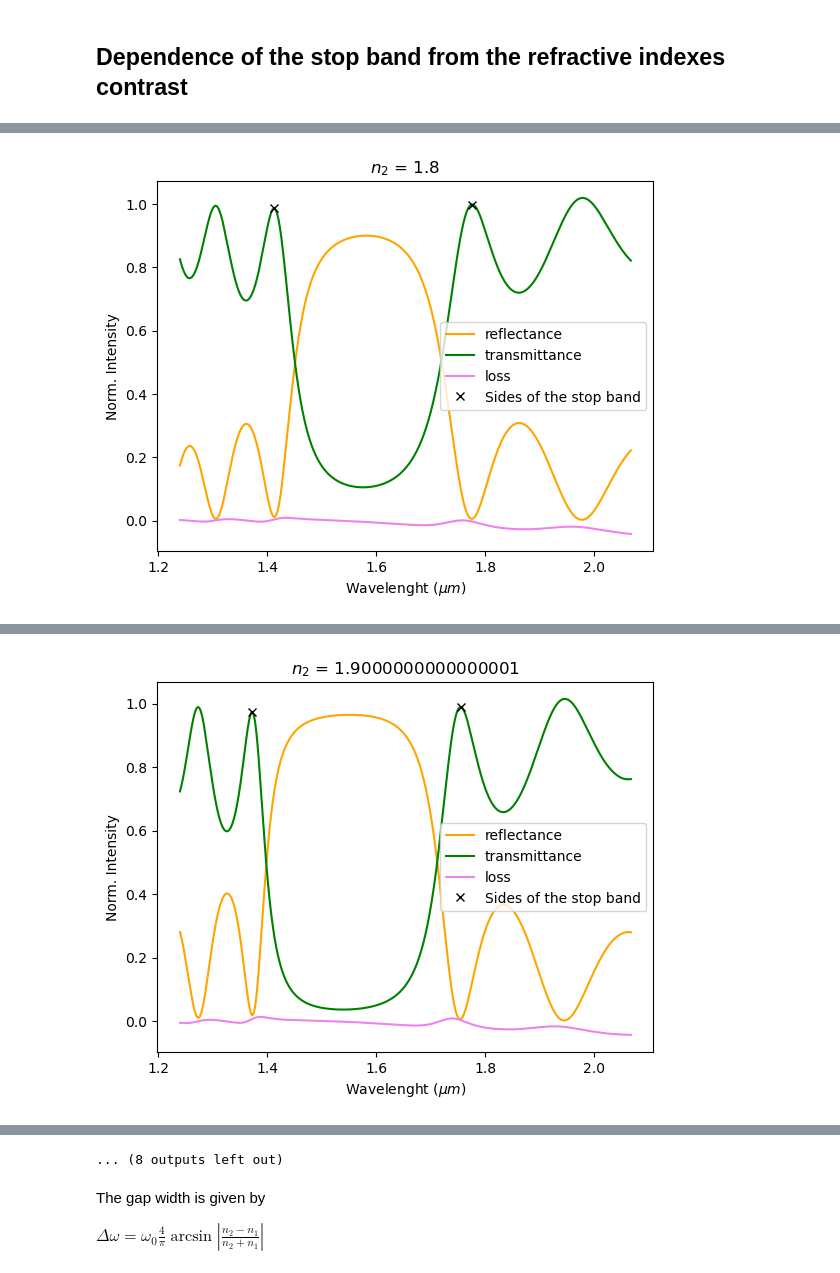
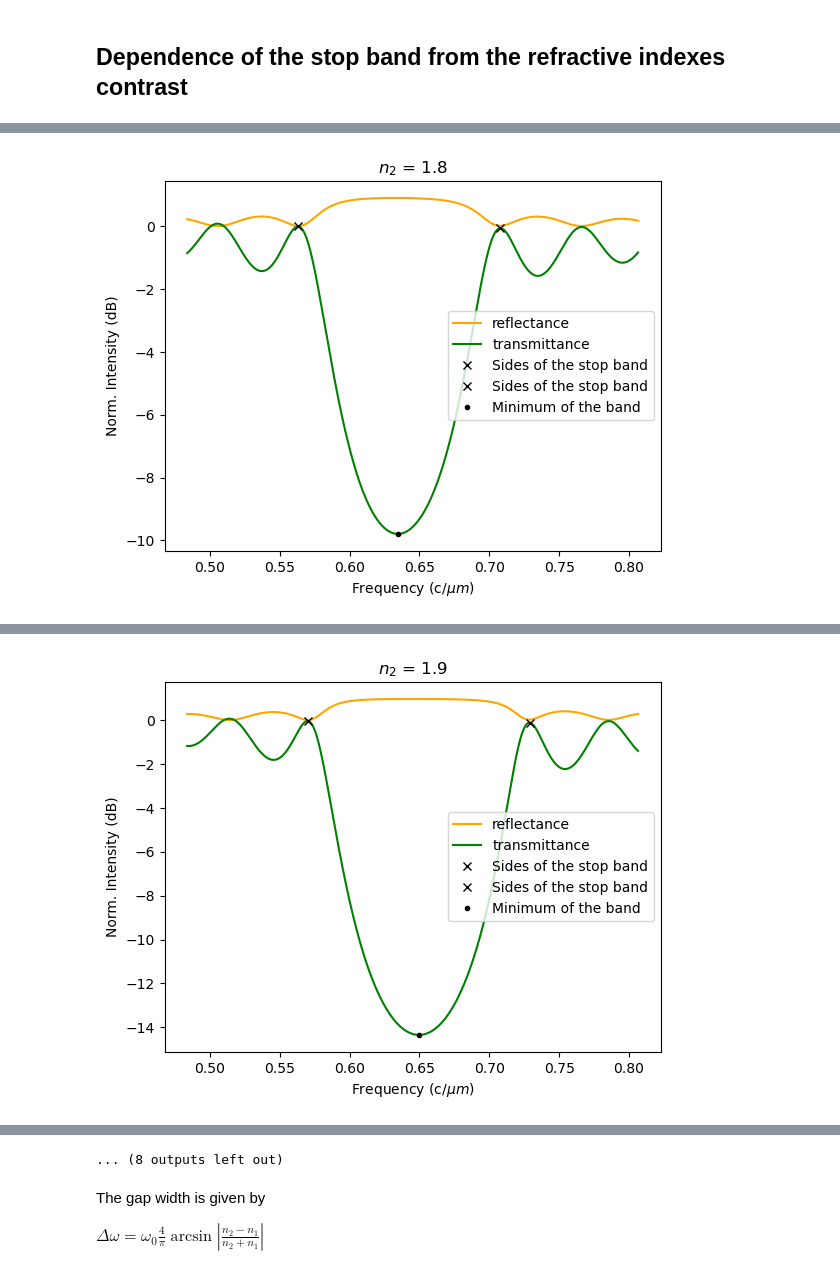
Before and after one commit to elife00/LabPh-Sim, a Jupyter notebook: BraggReflector/BraggReflector.ipynb, the cells around one changed output, grey strips where cells are left out. Saved outputs shown, nothing was run; the diff lists cells and outputs as text; code cells hidden in the pictures.

Commit message:
Intensity in dB, frequency instead of wavelenght and frequency in c/um

```diff
--- a/BraggReflector/BraggReflector.ipynb
+++ b/BraggReflector/BraggReflector.ipynb
@@ -112,18 +112,22 @@ for norma in [False, True]:
     if norma:
         sim.load_minus_flux_data(refl, straight_refl_data)
         if (plain):
-            sim.run(until_after_sources = mp.stop_when_fields_decayed(50, mp.Ez, mp.Vector3(0.,0.,0.), 1e-3))
+            sim.run(until_after_sources = 400)
+            # sim.run(until_after_sources = mp.stop_when_fields_decayed(50, mp.Ez, mp.Vector3(0.,0.,0.), 1e-3))
         else:
             if (animation):
                 sim.run(mp.at_every(2, animate),
-                        until_after_sources = mp.stop_when_fields_decayed(50, mp.Ez, mp.Vector3(0.,0.,0.), 1e-3))
+                        until_after_sources = 400)
+                        # until_after_sources = mp.stop_when_fields_decayed(50, mp.Ez, mp.Vector3(0.,0.,0.), 1e-3))
                 animate.to_mp4(15, './BraggRifractor.mp4')
             else:
                 sim.run(mp.at_every(2, animate),
-                        until_after_sources = mp.stop_when_fields_decayed(50, mp.Ez, mp.Vector3(0.,0.,0.), 1e-3))
+                        until_after_sources = 400)
+                        # until_after_sources = mp.stop_when_fields_decayed(50, mp.Ez, mp.Vector3(0.,0.,0.), 1e-3))
                 animate.to_gif(15, './BraggRifractor.gif')
     else:
-        sim.run(until_after_sources = mp.stop_when_fields_decayed(50, mp.Ez, mp.Vector3(0.,0.,0.), 1e-3))
+        sim.run(until_after_sources = 400)
+        # sim.run(until_after_sources = mp.stop_when_fields_decayed(50, mp.Ez, mp.Vector3(0.,0.,0.), 1e-3))
 
     if norma:
         scatt_refl_flux = mp.get_fluxes(refl)
@@ -131,9 +135,4 @@ for norma in [False, True]:
     else:
         straight_refl_data = sim.get_flux_data(refl) # get_flux_data create a binary obj that can't used for inverstigation
         straight_tran_flux = mp.get_fluxes(tran)
-
-    clear_output()
-    f=plt.figure(dpi=300) #da mettere prima fdel run e poi il show subito dopo il run
-    sim.plot2D()
-    plt.show()
 # %% [output]
@@ -533,12 +520,14 @@ refl_fr = mp.FluxRegion(
 tran = sim.add_flux(fcen, df, nfreq, trans_fr)
 refl = sim.add_flux(fcen, df, nfreq, refl_fr)
 
-sim.run(until_after_sources = mp.stop_when_fields_decayed(50, mp.Ez, mp.Vector3(0.,0.,0.), 1e-3))
+sim.run(until_after_sources = 400)
+# sim.run(until_after_sources = mp.stop_when_fields_decayed(50, mp.Ez, mp.Vector3(0.,0.,0.), 1e-3))
 
 straight_refl_data = sim.get_flux_data(refl)
 straight_tran_flux = mp.get_fluxes(tran)
 
 for ind in np.arange(1.8, 2.8, 0.1):
+    ind = np.round(ind, 3)
     grat_period_1 = round(wavelenght / 4 / n_1, 2)
     grat_period_2 = round(wavelenght / 4 / ind, 2)
 
@@ -590,32 +579,31 @@ for ind in np.arange(1.8, 2.8, 0.1):
     # plt.show()
 
     sim.load_minus_flux_data(refl, straight_refl_data)
-    sim.run(until_after_sources = mp.stop_when_fields_decayed(50, mp.Ez, mp.Vector3(0.,0.,0.), 1e-3))
+    sim.run(until_after_sources = 400)
+    # sim.run(until_after_sources = mp.stop_when_fields_decayed(50, mp.Ez, mp.Vector3(0.,0.,0.), 1e-3))
 
     scatt_refl_flux = mp.get_fluxes(refl)
     scatt_tran_flux = mp.get_fluxes(tran)
     freqs = mp.get_flux_freqs(refl)
 
-    wl = []
-    Rs = []
-    Ts = []
+    Rs = -np.array(scatt_refl_flux)/np.array(straight_tran_flux)
+    Ts = np.array(scatt_tran_flux)/np.array(straight_tran_flux)
+    Ts = 10*np.log10(Ts) # in dB
 
-    for i in range(nfreq):
-        wl = np.append(wl, 1/freqs[i])
-        Rs = np.append(Rs, -scatt_refl_flux[i]/straight_tran_flux[i])
-        Ts = np.append(Ts, scatt_tran_flux[i]/straight_tran_flux[i])
-
-    peak_T, _ = find_peaks(Ts, prominence=(0.27 if ind < 2 else 0.4))
-    peak_T_min, _ = find_peaks(-Ts, prominence=0.8)
+    peak_T, _ = find_peaks(Ts, prominence=(1.4 if ind < 2 else 2.1))
+    peak_T_min, _ = find_peaks(-Ts, prominence=5)
 
     if (plot):
-        plt.plot(wl, Rs, label='reflectance', color='orange')
-        plt.plot(wl, Ts, label='transmittance', color='green')
-        plt.plot(wl, 1-Rs-Ts, label='loss', color='violet')
-        plt.plot(wl[peak_T], Ts[peak_T], "x", color='black', label='Sides of the stop band')
+        plt.plot(freqs, Rs, label='reflectance', color='orange')
+        plt.plot(freqs, Ts, label='transmittance', color='green')
+        # plt.plot(freqs, 1-Rs-Ts, label='loss', color='violet')
+        for pp in peak_T:
+            plt.plot(freqs[pp], Ts[pp], "x", color='black', label='Sides of the stop band')
+        for pp in peak_T_min:
+            plt.plot(freqs[pp], Ts[pp], ".", color='black', label='Minimum of the band')
 
-        plt.xlabel('Wavelenght ($\mu m$)')
-        plt.ylabel('Norm. Intensity')
+        plt.xlabel('Frequency (c/$\mu m$)')
+        plt.ylabel('Norm. Intensity (dB)')
 
         plt.title(f'$n_2$ = {ind}')
         # plt.yscale("log")
@@ -623,7 +611,7 @@ for ind in np.arange(1.8, 2.8, 0.1):
         plt.show()
 
 
-    dw_T = ( (scipy.constants.c / wl[peak_T[1]]) -  (scipy.constants.c / wl[peak_T[0]]) ) / 10**6 # THz
+    dw_T = ( freqs[peak_T[1]] - freqs[peak_T[0]] ) * scipy.constants.c / 10**6 # THz
     T_min = Ts[peak_T_min[0]]
 
     # print(f'The band width of Ts is {round(dw_T,2)} THz')
@@ -631,7 +619,7 @@ for ind in np.arange(1.8, 2.8, 0.1):
 
     ref_index += [ind]
     band_width += [dw_T]
-    attenuation += [T_min]
+    attenuation += [T_min] # in dB
 # %% [output]
 -----------
 Initializing structure...
@@ -653,3 +641,3 @@ run 0 finished at t = 150.09375 (4803 timesteps)
-[figure, old version]
+[figure, new version]
 The period of the grating for a wavelenght of 1.55 nm are:
             0.26 um for the n = 1.5 material
@@ -671,4 +659,4 @@ run 0 finished at t = 150.09375 (4803 timesteps)
-[figure, old version]
+[figure, new version]
 The period of the grating for a wavelenght of 1.55 nm are:
             0.26 um for the n = 1.5 material
             0.19 um for the n = 2.0 material
```
Also changed, not shown: parts of 27 cells of this notebook.
